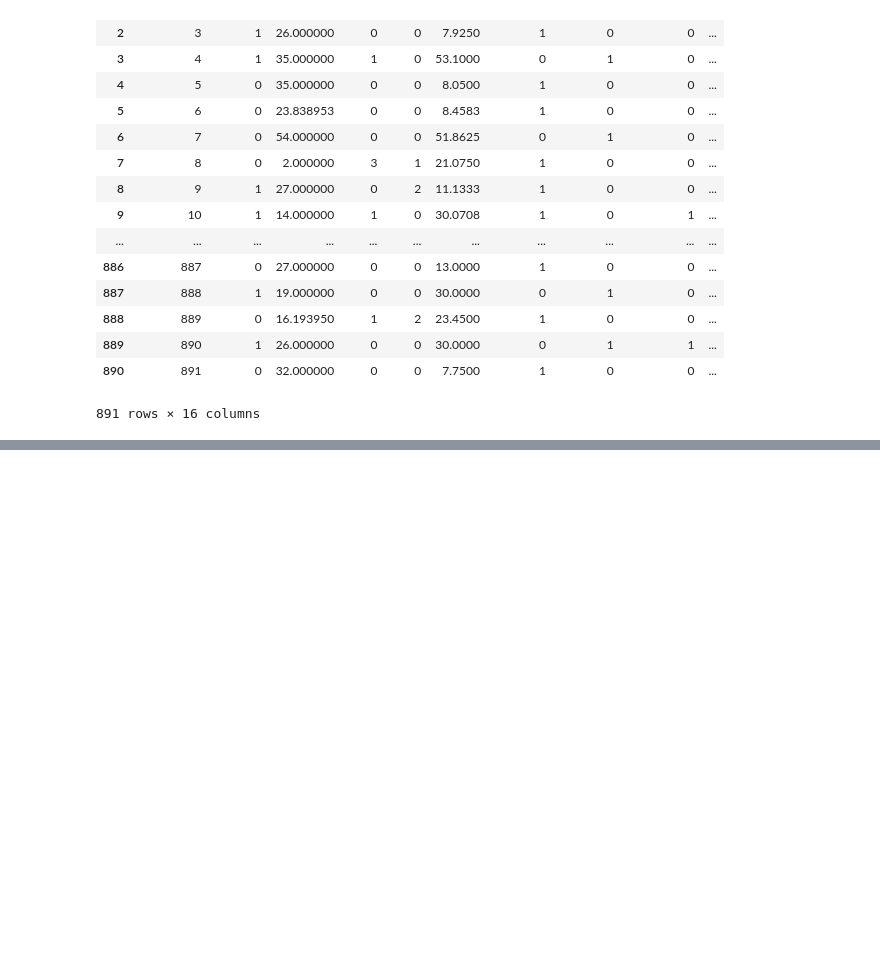
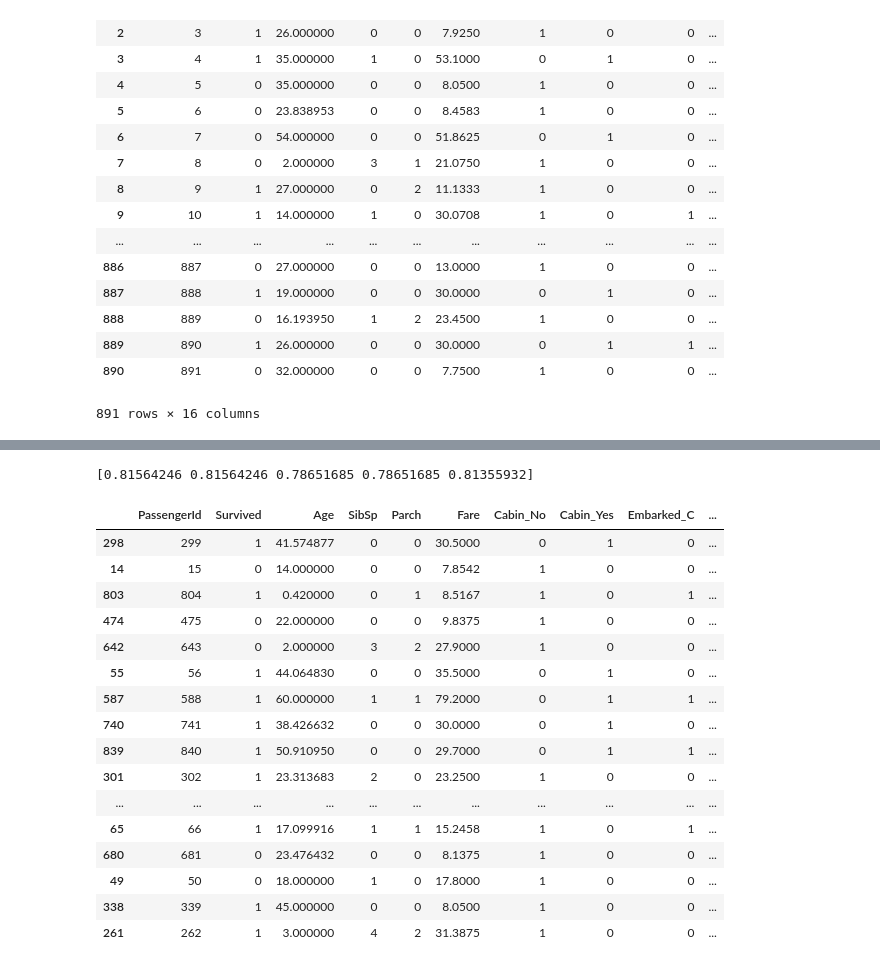
Before and after one commit to lzcdawang/my_kaggle, a Jupyter notebook: class1/Titanic/Titanic.ipynb, the cells around one changed output, grey strips where cells are left out. Drawn from its saved outputs; the diff is of its cells as text; code cells hidden in the pictures; blank space fills up the shorter version.

```diff
--- a/class1/Titanic/Titanic.ipynb
+++ b/class1/Titanic/Titanic.ipynb
@@ -351,0 +525,39 @@ array=[22.         38.         26.         35.         35.         23.83895259
+# %%
+from sklearn import cross_validation
+
+# 简单看看打分情况
+clf = linear_model.LogisticRegression(C=1.0, penalty='l1', tol=1e-6)
+all_data = df.filter(regex='Survived|Age_.*|SibSp|Parch|Fare_.*|Cabin_.*|Embarked_.*|Sex_.*|Pclass_.*')
+X = all_data.as_matrix()[:,1:]
+y = all_data.as_matrix()[:,0]
+print (cross_validation.cross_val_score(clf, X, y, cv=5))
+
+
+split_train,split_cv = cross_validation.train_test_split(df,test_size = 0.3,random_state =0 )
+train_df = split_train.filter(regex='Survived|Age_.*|SibSp|Parch|Fare_.*|Cabin_.*|Embarked_.*|Sex_.*|Pclass_.*')
+clf = linear_model.LogisticRegression(C=1.0, penalty='l1', tol=1e-6)
+clf.fit(train_df.as_matrix()[:,1:], train_df.as_matrix()[:,0])
+
+cv_df = split_cv.filter(regex='Survived|Age_.*|SibSp|Parch|Fare_.*|Cabin_.*|Embarked_.*|Sex_.*|Pclass_.*')
+predictions = clf.predict(cv_df.as_matrix()[:,1:])
+
+split_cv[ predictions != cv_df.as_matrix()[:,0] ]
+# %% [output]
+[0.81564246 0.81564246 0.78651685 0.78651685 0.81355932]
+|  | PassengerId | Survived | Age | SibSp | Parch | Fare | Cabin_No | Cabin_Yes | Embarked_C | ... |
+| 298 | 299 | 1 | 41.574877 | 0 | 0 | 30.5000 | 0 | 1 | 0 | ... |
+| 14 | 15 | 0 | 14.000000 | 0 | 0 | 7.8542 | 1 | 0 | 0 | ... |
+| 803 | 804 | 1 | 0.420000 | 0 | 1 | 8.5167 | 1 | 0 | 1 | ... |
+| 474 | 475 | 0 | 22.000000 | 0 | 0 | 9.8375 | 1 | 0 | 0 | ... |
+| 642 | 643 | 0 | 2.000000 | 3 | 2 | 27.9000 | 1 | 0 | 0 | ... |
+| 55 | 56 | 1 | 44.064830 | 0 | 0 | 35.5000 | 0 | 1 | 0 | ... |
+| 587 | 588 | 1 | 60.000000 | 1 | 1 | 79.2000 | 0 | 1 | 1 | ... |
+| 740 | 741 | 1 | 38.426632 | 0 | 0 | 30.0000 | 0 | 1 | 0 | ... |
+| 839 | 840 | 1 | 50.910950 | 0 | 0 | 29.7000 | 0 | 1 | 1 | ... |
+| 301 | 302 | 1 | 23.313683 | 2 | 0 | 23.2500 | 1 | 0 | 0 | ... |
+| ... | ... | ... | ... | ... | ... | ... | ... | ... | ... | ... |
+| 65 | 66 | 1 | 17.099916 | 1 | 1 | 15.2458 | 1 | 0 | 1 | ... |
+| 680 | 681 | 0 | 23.476432 | 0 | 0 | 8.1375 | 1 | 0 | 0 | ... |
+| 49 | 50 | 0 | 18.000000 | 1 | 0 | 17.8000 | 1 | 0 | 0 | ... |
+| 338 | 339 | 1 | 45.000000 | 0 | 0 | 8.0500 | 1 | 0 | 0 | ... |
+| 261 | 262 | 1 | 3.000000 | 4 | 2 | 31.3875 | 1 | 0 | 0 | ... |
```
Also changed, not shown: parts of 15 cells of this notebook, 24 other files.
